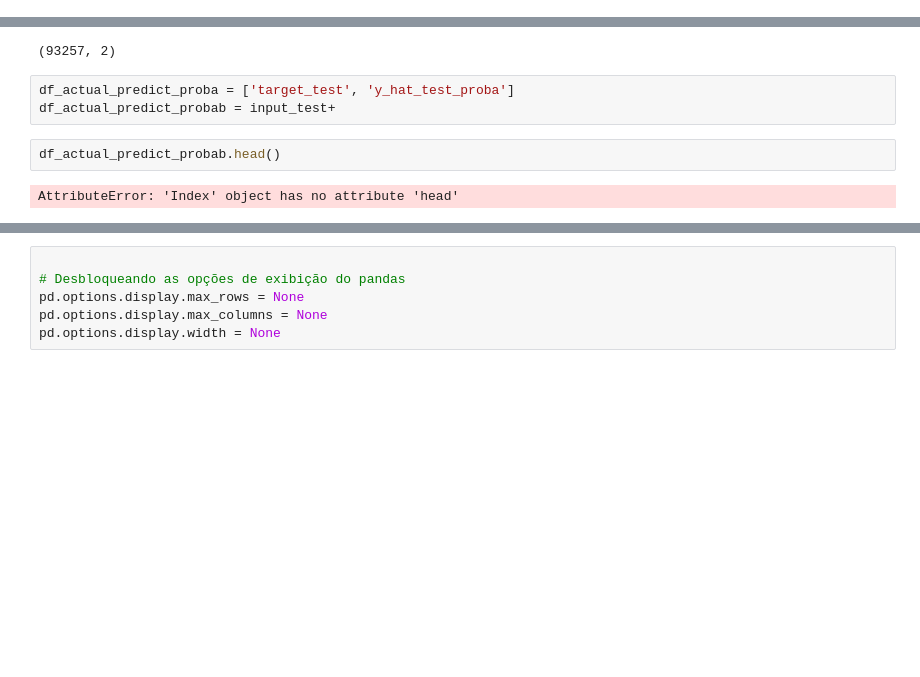
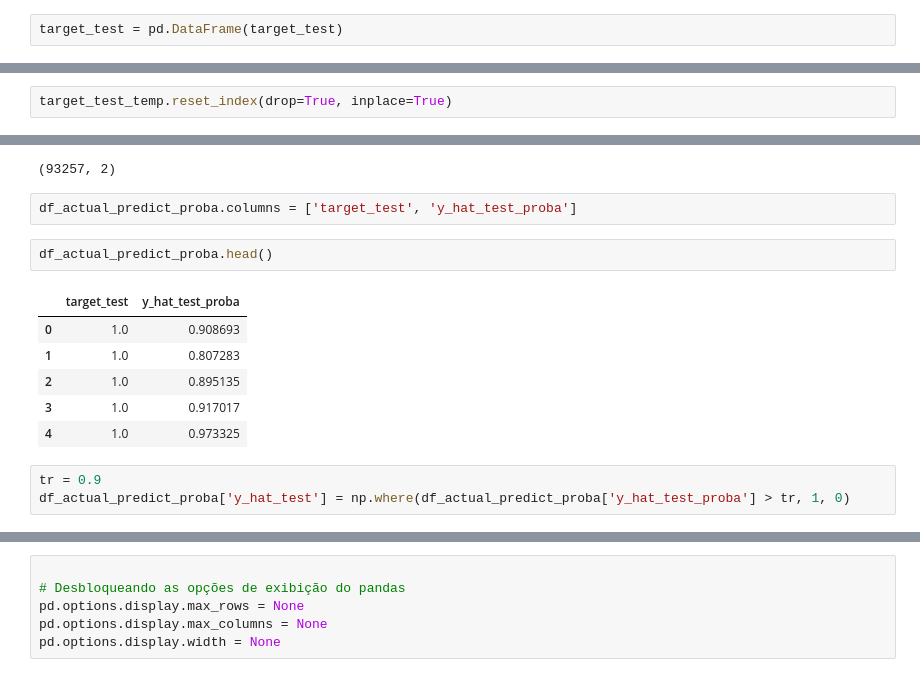
Before and after one commit to vinifranco48/credit_risk, a Jupyter notebook: notebooks/modelling_PD.ipynb, the cells around one changed output, grey strips where cells are left out. Drawn from its saved outputs; the diff is of its cells as text; blank space fills up the shorter version.

```diff
--- a/notebooks/modelling_PD.ipynb
+++ b/notebooks/modelling_PD.ipynb
@@ -822,8 +822,12 @@ target_test = target_test.dropna()
 
 # Reset the index
 target_test = target_test.reset_index(drop=True)
+# %%
+target_test = pd.DataFrame(target_test)
 # %%
 target_test_temp = target_test
+# %%
+target_test_temp.reset_index(drop=True, inplace=True)
 # %%
 print(target_test_temp)
 # %% [output]
@@ -851,9 +852,16 @@ df_actual_predict_proba.shape
 # %% [output]
 (93257, 2)
 # %%
-df_actual_predict_proba = ['target_test', 'y_hat_test_proba']
-df_actual_predict_probab = input_test+
+df_actual_predict_proba.columns = ['target_test', 'y_hat_test_proba']
 # %%
-df_actual_predict_probab.head()
+df_actual_predict_proba.head()
 # %% [output]
-AttributeError: 'Index' object has no attribute 'head'
+|  | target_test | y_hat_test_proba |
+| 0 | 1.0 | 0.908693 |
+| 1 | 1.0 | 0.807283 |
+| 2 | 1.0 | 0.895135 |
+| 3 | 1.0 | 0.917017 |
+| 4 | 1.0 | 0.973325 |
+# %%
+tr = 0.9
+df_actual_predict_proba['y_hat_test'] = np.where(df_actual_predict_proba['y_hat_test_proba'] > tr, 1, 0)
```
Also changed, not shown: parts of 4 cells of this notebook.
